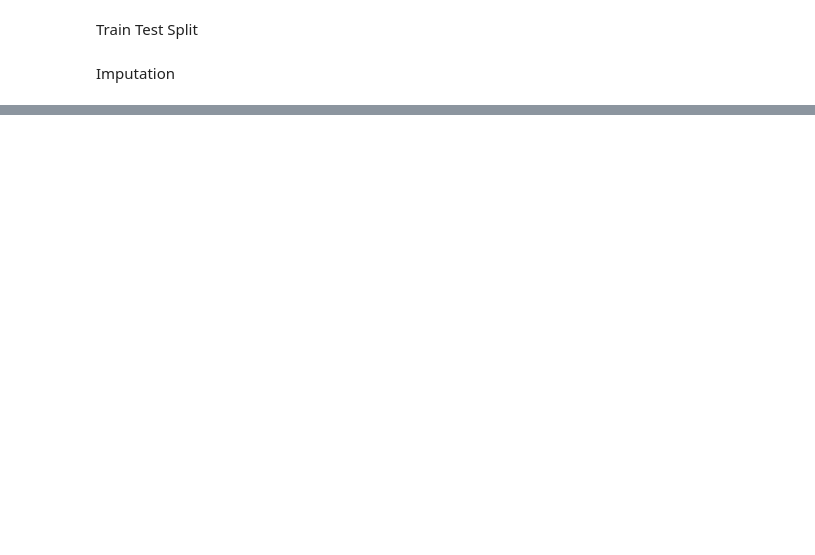
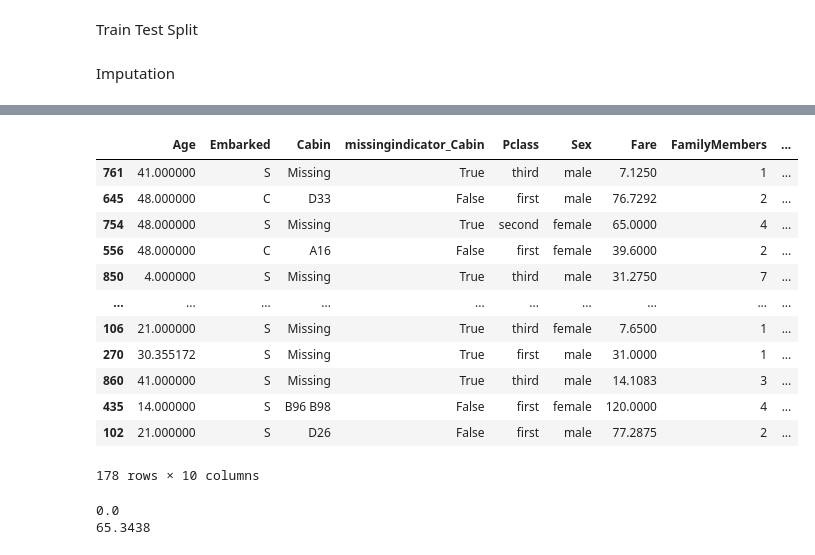
Before and after one commit to mehrab-abir/ai-ml, a Jupyter notebook: Machine Learning/Applied Machine Learning/Feature Engineering/Column Transformer/feature_engineering.ipynb, the cells around one changed output, grey strips where cells are left out. Drawn from its saved outputs; the diff is of its cells as text; code cells hidden in the pictures; blank space fills up the shorter version.

Commit message:
imputation and outliers handling

```diff
--- a/Machine Learning/Applied Machine Learning/Feature Engineering/Column Transformer/feature_engineering.ipynb
+++ b/Machine Learning/Applied Machine Learning/Feature Engineering/Column Transformer/feature_engineering.ipynb
@@ -43,3 +43,22 @@ y = df['Survived'] # target
 x_train, x_test, y_train, y_test = train_test_split(x,y,train_size=0.2, random_state=42)
 # %% [markdown]
 Imputation
+# %%
+imputer_transformer = ColumnTransformer(
+    transformers=[
+        ('age',SimpleImputer(missing_values=np.nan,strategy='mean'),['Age']),
+        ('embarked',SimpleImputer(missing_values=np.nan,strategy='most_frequent'),['Embarked']),
+        ('cabin',SimpleImputer(missing_values=np.nan,strategy='constant',fill_value='Missing',add_indicator=True),['Cabin'])
+    ],
+    remainder='passthrough',
+    verbose_feature_names_out=False
+)
+
+imputer_transformer.set_output(transform='pandas')
+
+# fit
+imputer_transformer.fit(x_train)
+
+# transform
+x_train = imputer_transformer.transform(x_train)
+x_test = imputer_transformer.transform(x_test)
@@ -45,0 +107,11 @@ Imputation
+# %%
+mean_age = x_train['Age'].mean()
+std_age = x_train['Age'].std()
+
+x_train['z_score_age'] = (x_train['Age']-mean_age)/std_age
+
+outliers_age = x_train[abs(x_train['z_score_age'])>3]
+
+print(f"Number of outliers: {len(outliers_age)}")
+# display(outliers_age)
+# x_train.sort_values(by='Age').tail(10)
@@ -45,0 +122,9 @@ Imputation
+# %%
+mean_fare = x_train['Fare'].mean()
+std_fare = x_train['Fare'].std()
+
+x_train['z_score_fare'] = (x_train['Fare']-mean_fare)/std_fare
+outliers_fare = x_train[abs(x_train['z_score_fare'])>3]
+
+print(f"Number of outlier fare: {len(outliers_fare)}")
+display(outliers_fare.head())
@@ -45,0 +163,26 @@ Imputation
+# %%
+# omitting outliers age from the x_train data
+x_train = x_train[abs(x_train['z_score_age']) <=3]
+x_train
+# %% [output]
+|  | Age | Embarked | Cabin | missingindicator_Cabin | Pclass | Sex | Fare | FamilyMembers | ... |
+| 761 | 41.000000 | S | Missing | True | third | male | 7.1250 | 1 | ... |
+| 645 | 48.000000 | C | D33 | False | first | male | 76.7292 | 2 | ... |
+| 754 | 48.000000 | S | Missing | True | second | female | 65.0000 | 4 | ... |
+| 556 | 48.000000 | C | A16 | False | first | female | 39.6000 | 2 | ... |
+| 850 | 4.000000 | S | Missing | True | third | male | 31.2750 | 7 | ... |
+| ... | ... | ... | ... | ... | ... | ... | ... | ... | ... |
+| 106 | 21.000000 | S | Missing | True | third | female | 7.6500 | 1 | ... |
+| 270 | 30.355172 | S | Missing | True | first | male | 31.0000 | 1 | ... |
+| 860 | 41.000000 | S | Missing | True | third | male | 14.1083 | 3 | ... |
+| 435 | 14.000000 | S | B96 B98 | False | first | female | 120.0000 | 4 | ... |
+| 102 | 21.000000 | S | D26 | False | first | male | 77.2875 | 2 | ... |
+178 rows × 10 columns
+# %%
+# Capping 'Fare' at 0 to max range of IQR outliers
+x_train['Fare'] = x_train['Fare'].clip(min_range,max_range)
+print(x_train['Fare'].min())
+print(x_train['Fare'].max())
+# %% [output]
+0.0
+65.3438
```
Also changed, not shown: parts of 13 cells of this notebook.
